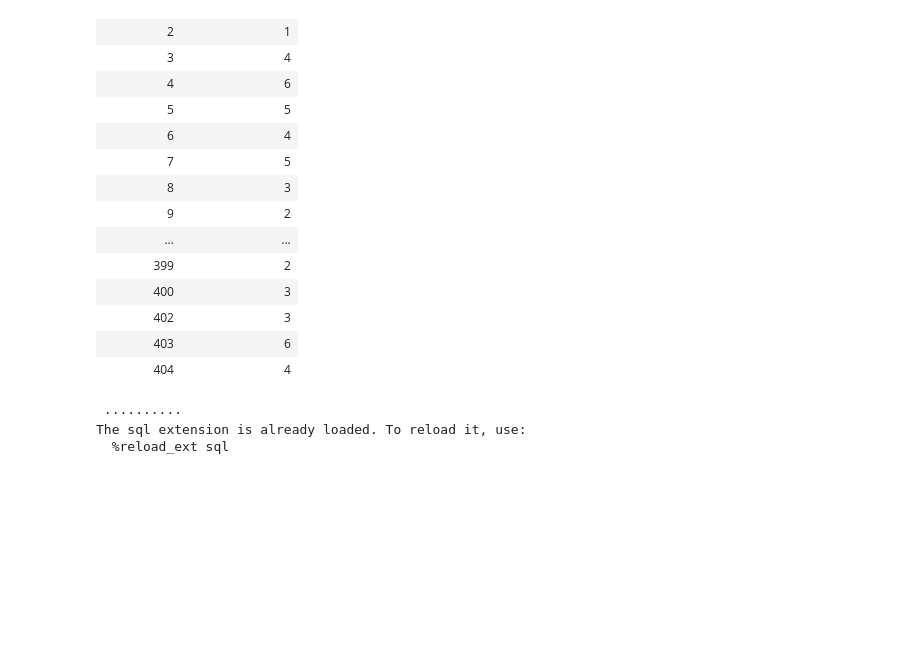
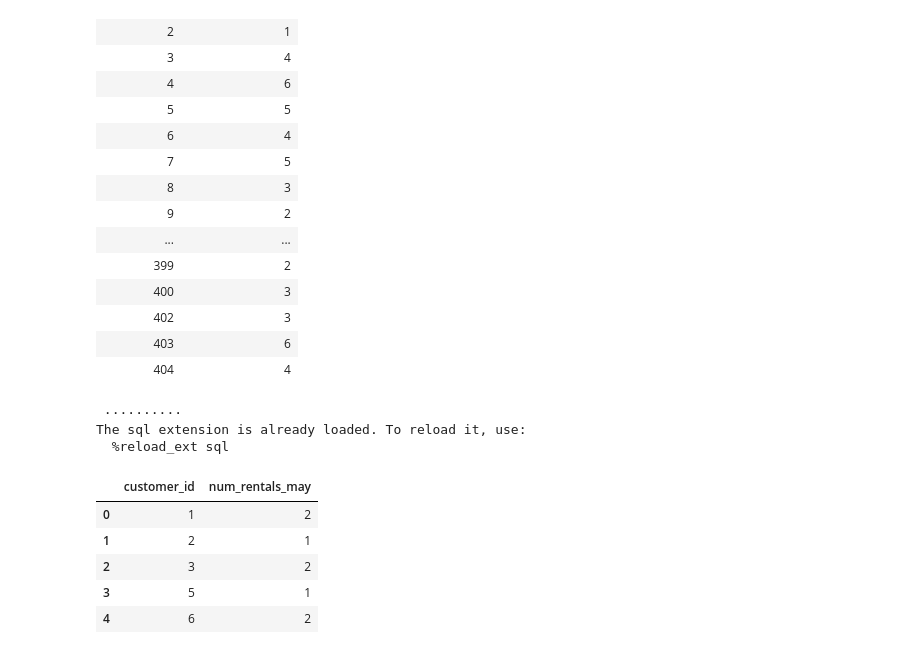
Before and after one commit to lucassansa/lessons, a Jupyter notebook: unit_2/2.09_python_sql_connection_classification_model/4_LAB.ipynb, the cells around one changed output. Cells and saved outputs as stored; diff of their text form; code cells hidden in the pictures; blank space fills up the shorter version.

```diff
--- a/unit_2/2.09_python_sql_connection_classification_model/4_LAB.ipynb
+++ b/unit_2/2.09_python_sql_connection_classification_model/4_LAB.ipynb
@@ -163,3 +163,13 @@ select customer_id, count(customer_id) as num_rentals_may
 from rentals_may
 group by customer_id;
 '''
+# %%
+df1 = pd.read_sql_query(query, engine)
+df1.head()
+# %% [output]
+|  | customer_id | num_rentals_may |
+| 0 | 1 | 2 |
+| 1 | 2 | 1 |
+| 2 | 3 | 2 |
+| 3 | 5 | 1 |
+| 4 | 6 | 2 |
```
Also changed, not shown: parts of 2 cells of this notebook.
